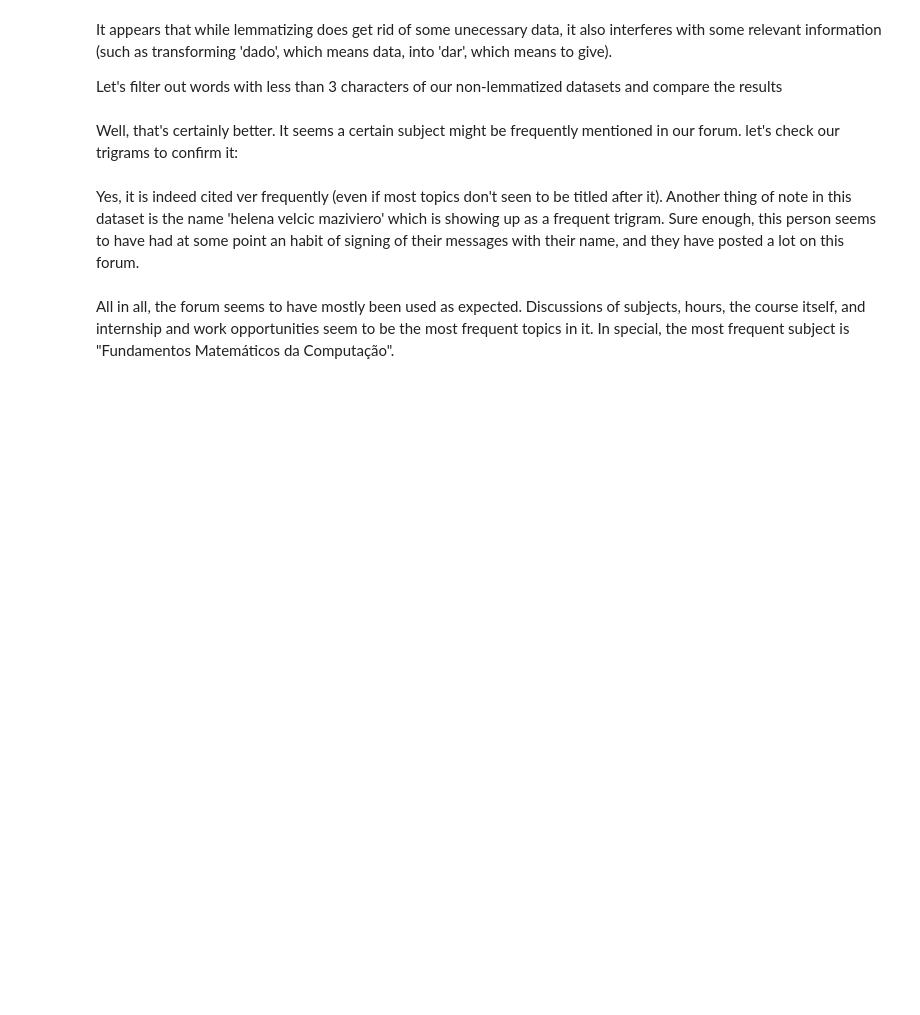
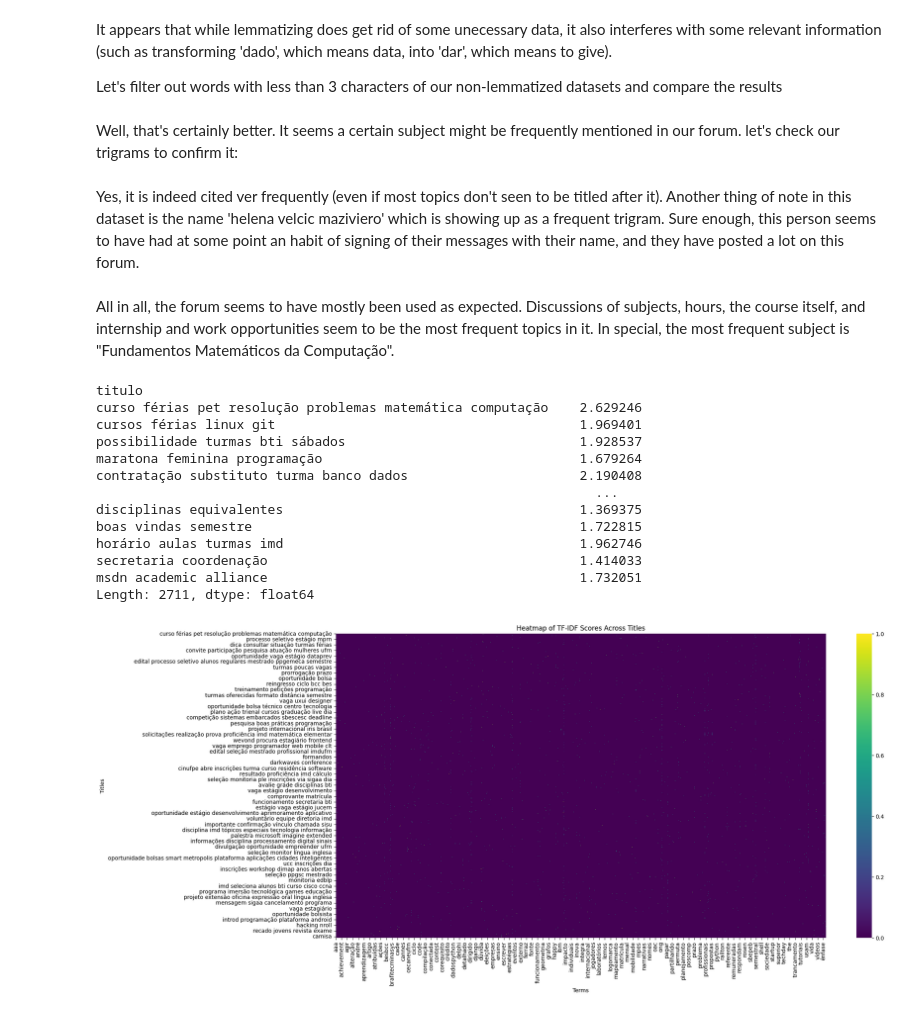
Before and after one commit to isaacmsl/pln-forum-sigaa, a Jupyter notebook: pipeline.ipynb, the cells around one changed output. Cells and saved outputs as stored; diff of their text form; code cells hidden in the pictures; blank space fills up the shorter version.

Commit message:
Feat: Adding graphics for the tf-idf

```diff
--- a/pipeline.ipynb
+++ b/pipeline.ipynb
@@ -776,3 +773,47 @@ plot_n_grams(content_clean_reduce, title='messages', n=3)
 Yes, it is indeed cited ver frequently (even if most topics don't seen to be titled after it). Another thing of note in this dataset is the name 'helena velcic maziviero' which is showing up as a frequent trigram. Sure enough, this person seems to have had at some point an habit of signing of their messages with their name, and they have posted a lot on this forum.
 # %% [markdown]
 All in all, the forum seems to have mostly been used as expected. Discussions of subjects, hours, the course itself, and internship and work opportunities seem to be the most frequent topics in it. In special, the most frequent subject is "Fundamentos Matemáticos da Computação".
+# %%
+from sklearn.feature_extraction.text import TfidfVectorizer
+
+vectorizer_titles = TfidfVectorizer(min_df=1, max_df=1.0)
+vectorizer_titles.fit(titles_clean_reduce)
+titles_matrix = vectorizer_titles.transform(titles_clean_reduce).toarray()
+titles_tfidf = pd.DataFrame(titles_matrix, columns=vectorizer_titles.get_feature_names_out(), index=titles_clean_reduce)
+
+vectorizer_content = TfidfVectorizer()
+vectorizer_content.fit(content_clean_reduce)
+content_matrix = vectorizer_content.transform(content_clean_reduce).toarray()
+content_tfidf = pd.DataFrame(content_matrix, columns=vectorizer_content.get_feature_names_out(), index=content_clean_reduce)
+
+vectorizer_text = TfidfVectorizer()
+vectorizer_text.fit(text_clean_reduce)
+text_matrix = vectorizer_text.transform(text_clean_reduce).toarray()
+text_tfidf = pd.DataFrame(text_matrix, columns=vectorizer_text.get_feature_names_out(), index=text_clean_reduce)
+
+print(titles_tfidf.sum(axis=1))
+
+sample_titles_tfidf = titles_tfidf.iloc[:10, :10]  # Adjust this to fit the data scale
+
+plt.figure(figsize=(20, 10))
+sns.heatmap(titles_tfidf, annot=False, cmap='viridis')  # Altere 'annot' para True se quiser ver os valores
+plt.title('Heatmap of TF-IDF Scores Across Titles')
+plt.xlabel('Terms')
+plt.ylabel('Titles')
+plt.xticks(rotation=90)  # Rotação dos termos no eixo x para melhor visualização
+plt.show()
+# %% [output]
+titulo
+curso férias pet resolução problemas matemática computação    2.629246
+cursos férias linux git                                       1.969401
+possibilidade turmas bti sábados                              1.928537
+maratona feminina programação                                 1.679264
+contratação substituto turma banco dados                      2.190408
+                                                                ...
+disciplinas equivalentes                                      1.369375
+boas vindas semestre                                          1.722815
+horário aulas turmas imd                                      1.962746
+secretaria coordenação                                        1.414033
+msdn academic alliance                                        1.732051
+Length: 2711, dtype: float64
+[figure, added]
```
Also changed, not shown: parts of 9 cells of this notebook.
